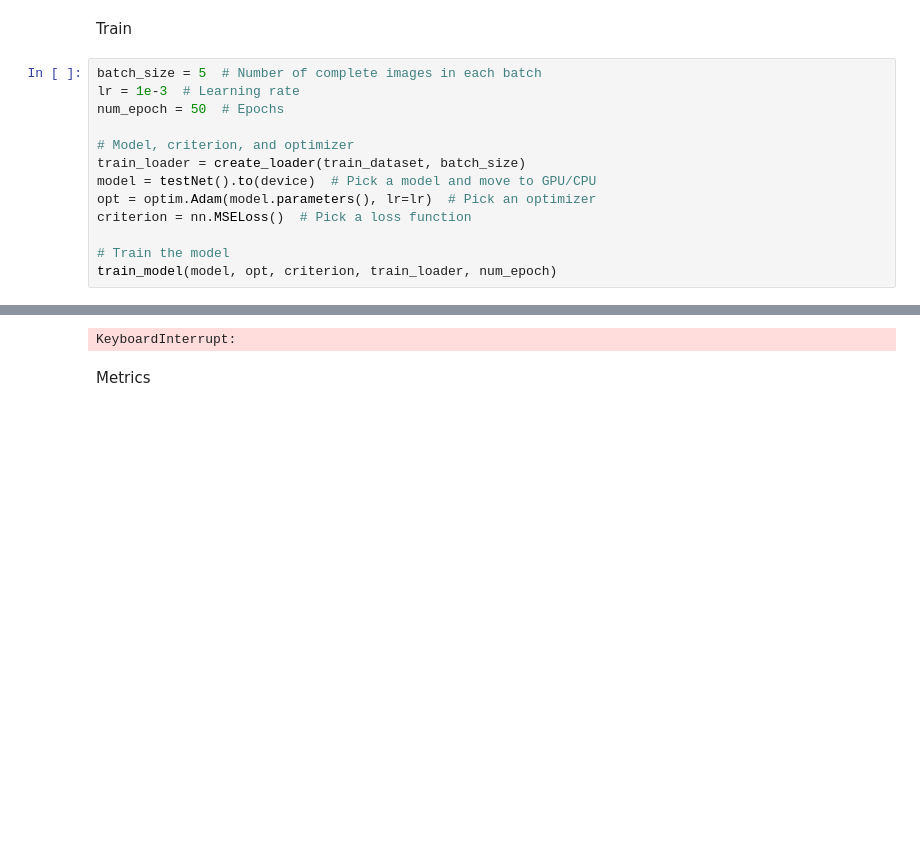
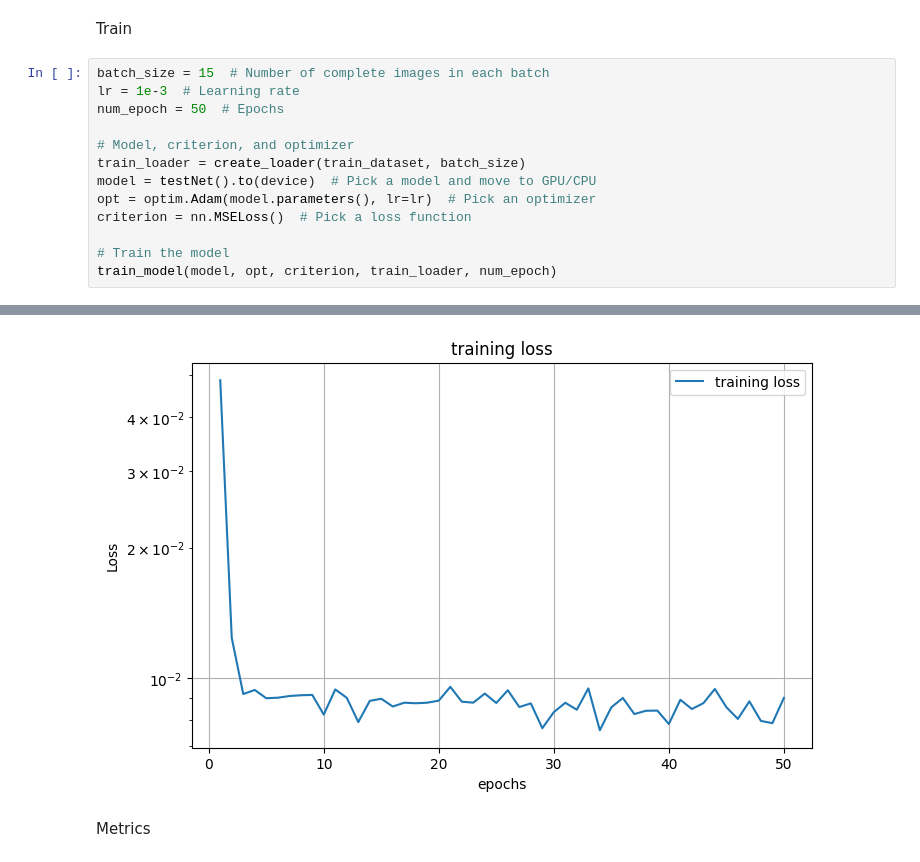
Before and after one commit to kangaaroob/BME5710-FinalProject, a Jupyter notebook: testing.ipynb, the cells around one changed output, grey strips where cells are left out. Drawn from its saved outputs; the diff is of its cells as text; blank space fills up the shorter version.

```diff
--- a/testing.ipynb
+++ b/testing.ipynb
@@ -207,7 +171,7 @@ def train_model(model, opt, criterion, train_loader, num_epoch):
 # %% [markdown]
 Train
 # %%
-batch_size = 5  # Number of complete images in each batch
+batch_size = 15  # Number of complete images in each batch
 lr = 1e-3  # Learning rate
 num_epoch = 50  # Epochs
 
@@ -228,4 +204,4 @@ Epoch 2, Iteration 10, Loss: 2776624.000000
-KeyboardInterrupt:
+[figure, added]
 # %% [markdown]
 Metrics
 # %%
```
Also changed, not shown: parts of 5 cells of this notebook.
